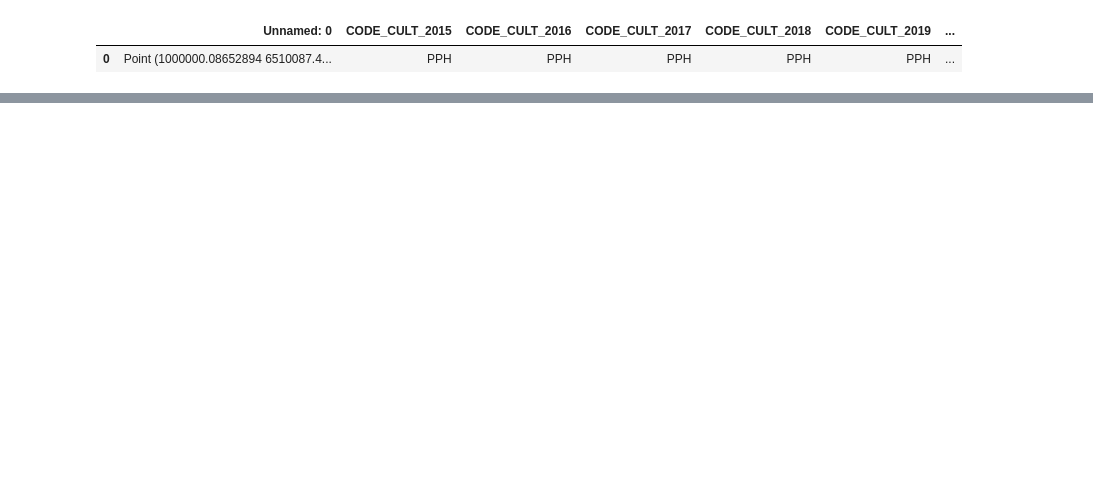
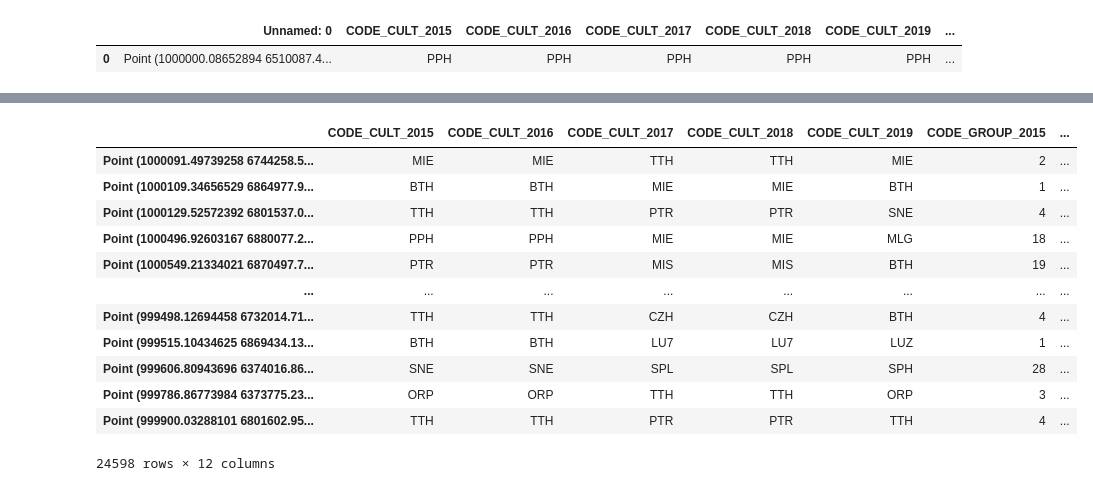
Before and after one commit to Kubik91/hac_9_03, a Jupyter notebook: DVHB.ipynb, the cells around one changed output, grey strips where cells are left out. Saved outputs shown, nothing was run; the diff lists cells and outputs as text; code cells hidden in the pictures; blank space fills up the shorter version.

```diff
--- a/DVHB.ipynb
+++ b/DVHB.ipynb
@@ -421,0 +482,18 @@ r_df.to_csv('predict.csv', index=False)
+# %%
+df_two_year = grouped_df_train[(grouped_df_train['CODE_CULT_2015'] == grouped_df_train['CODE_CULT_2016']) & (grouped_df_train['CODE_CULT_2017'] == grouped_df_train['CODE_CULT_2018']) & (grouped_df_train['CODE_CULT_2015'] != grouped_df_train['CODE_CULT_2018']) & (grouped_df_train['CODE_CULT_2019'] != grouped_df_train['CODE_CULT_2018']) & ~grouped_df_train.index.isin(df_permanent.index)]
+# %%
+df_two_year
+# %% [output]
+|  | CODE_CULT_2015 | CODE_CULT_2016 | CODE_CULT_2017 | CODE_CULT_2018 | CODE_CULT_2019 | CODE_GROUP_2015 | ... |
+| Point (1000091.49739258 6744258.5... | MIE | MIE | TTH | TTH | MIE | 2 | ... |
+| Point (1000109.34656529 6864977.9... | BTH | BTH | MIE | MIE | BTH | 1 | ... |
+| Point (1000129.52572392 6801537.0... | TTH | TTH | PTR | PTR | SNE | 4 | ... |
+| Point (1000496.92603167 6880077.2... | PPH | PPH | MIE | MIE | MLG | 18 | ... |
+| Point (1000549.21334021 6870497.7... | PTR | PTR | MIS | MIS | BTH | 19 | ... |
+| ... | ... | ... | ... | ... | ... | ... | ... |
+| Point (999498.12694458 6732014.71... | TTH | TTH | CZH | CZH | BTH | 4 | ... |
+| Point (999515.10434625 6869434.13... | BTH | BTH | LU7 | LU7 | LUZ | 1 | ... |
+| Point (999606.80943696 6374016.86... | SNE | SNE | SPL | SPL | SPH | 28 | ... |
+| Point (999786.86773984 6373775.23... | ORP | ORP | TTH | TTH | ORP | 3 | ... |
+| Point (999900.03288101 6801602.95... | TTH | TTH | PTR | PTR | TTH | 4 | ... |
+24598 rows × 12 columns
```
Also changed, not shown: parts of 23 cells of this notebook.
